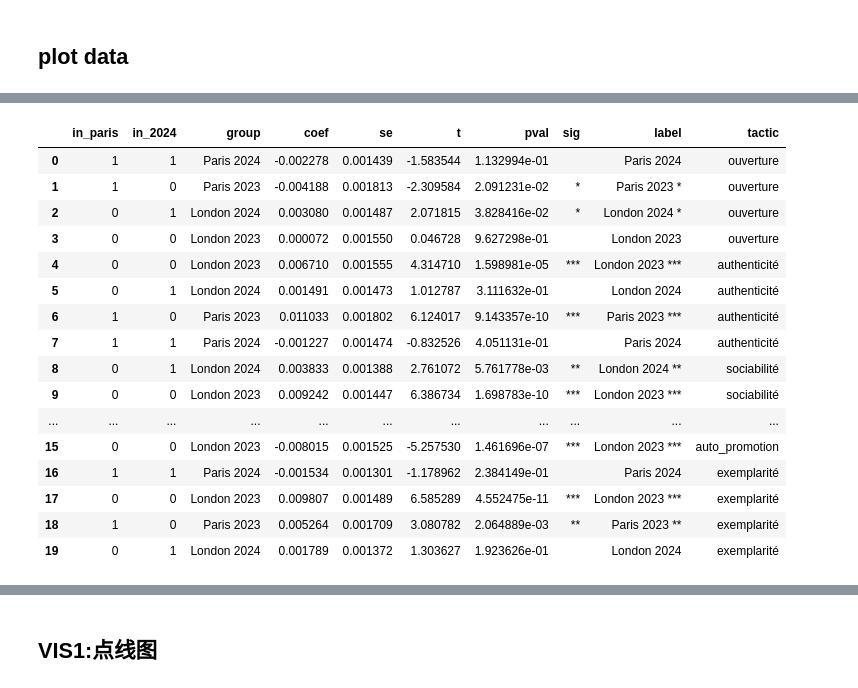
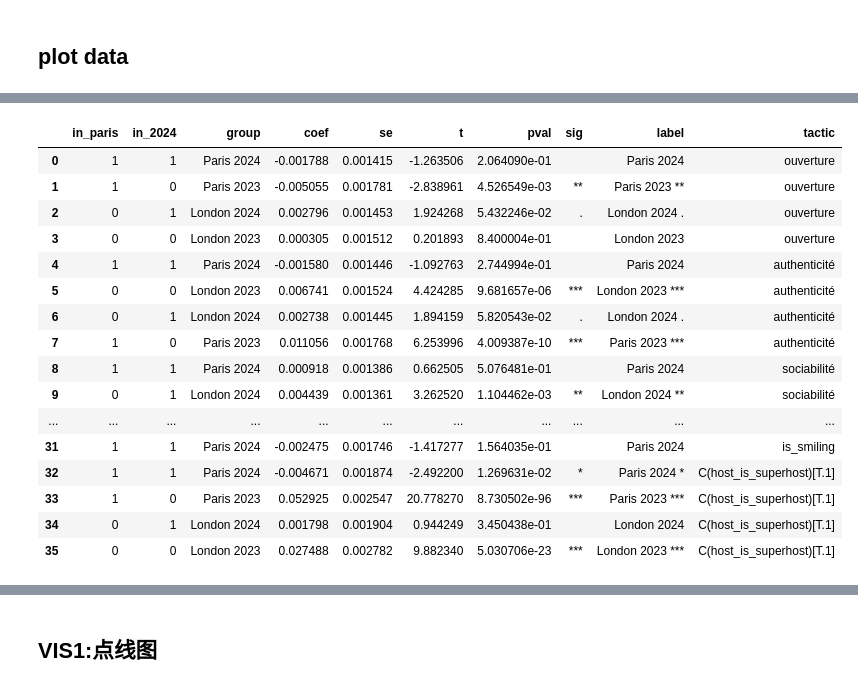
Before and after one commit to yeliu-dh/SelfPresentation_Multimodal_airbnb, a Jupyter notebook: D_stat/test_mod2324.ipynb, the cells around one changed output, grey strips where cells are left out. Cells and saved outputs as stored; diff of their text form; code cells hidden in the pictures.

```diff
--- a/D_stat/test_mod2324.ipynb
+++ b/D_stat/test_mod2324.ipynb
@@ -133,0 +110,4 @@ Name: count, dtype: int64
+# %%
+if not pd.api.types.is_numeric_dtype(df_all['host_is_superhost']):
+    df_all['host_is_superhost']=df_all['host_is_superhost'].apply(lambda x : 1 if x=="t" else 0)
+    print(df_all.host_is_superhost.value_counts(dropna=False))
@@ -698,5 +486,4 @@ display(res)
 # %%
-
 # did = model.params["authenticité:in_paris:in_2024"]
 # pval = model.pvalues["authenticité:in_paris:in_2024"]
 # title = f"authenticité (DID = {did:.3f}, p={pval:.3f})"
@@ -705,7 +492,8 @@ import numpy as np
 
 def get_linear_pval(model, terms):
     """
-    terms: dict，例如 {"x":1, "x:z":1}
+    did's pval(β4: in_paris:in_2024)
+
     """
     # 取出所有变量，初始化为0
     params = model.params.index.tolist()
@@ -775,7 +563,9 @@ def get_did_summary(model, var, paris_var="in_paris", time_var="in_2024"):
         'tactic':var
     })
 
-result_did= get_did_summary(model, var)
+var="C(host_is_superhost)[T.1]"
+
+result_did= get_did_summary(model=model_interaction, var=var)
 display(result_did)
 # %% [output]
 |  | type | coef | se | pval | sig | tactic |
@@ -785,2 +575,9 @@ display(result_did)
 # %% [markdown]
 ## plot data
+# %%
+# test var categorielle
+res = get_did_marginal_effect(model=model_interaction, key_var="C(host_picture_type)[T.pro_style]", paris_var="in_paris", time_var="in_2024")
+display(res)
+
+res = get_did_marginal_effect(model=model_interaction, key_var="C(host_picture_type)[T.no_person]", paris_var="in_paris", time_var="in_2024")
+display(res)
@@ -787,4 +595,5 @@ display(result_did)
 # %%
+
 # effet réel
 import matplotlib.pyplot as plt
 import matplotlib.gridspec as gridspec
@@ -794,24 +603,32 @@ tactics_bio = [
     "ouverture", "authenticité","sociabilité",
     "auto_promotion","exemplarité"
 ]
+tactics_pic=["C(host_picture_type)[T.pro_style]","C(host_picture_type)[T.no_person]","is_smiling", 'C(host_is_superhost)[T.1]']
+# "C(host_picture_type)[T.no_person]"
+
+
+tactics= tactics_bio+tactics_pic
+
+# print(f"{len(tactics)} tactics:{tactics}\n")
+
+model=model_interaction
+
 
 # ---------- 收集所有结果 ----------
 all_results = []
-for var in tactics_bio:
-    res = get_did_marginal_effect(model, var)
+for var in tactics:
+    print(var)
+    res = get_did_marginal_effect(model=model, key_var=var, paris_var="in_paris", time_var="in_2024")
     res["tactic"] = var
-
     all_results.append(res)
+    # break
 all_results_df=pd.concat(all_results, ignore_index=True)
 all_results_df=all_results_df.sort_values(['tactic','in_paris','in_2024'])
-tactics_bio = [
-    "ouverture", "authenticité", "sociabilité",
-    "auto_promotion", "exemplarité"
-]
 
+#整理顺序
 all_results_df = (
     all_results_df
-    .assign(tactic=pd.Categorical(all_results_df["tactic"], categories=tactics_bio, ordered=True))
+    .assign(tactic=pd.Categorical(all_results_df["tactic"], categories=tactics, ordered=True))
     .sort_values("tactic")
     .reset_index(drop=True)
 )
@@ -820,18 +646,18 @@ display(all_results_df)
 |  | in_paris | in_2024 | group | coef | se | t | pval | sig | label | tactic |
-| 0 | 1 | 1 | Paris 2024 | -0.002278 | 0.001439 | -1.583544 | 1.132994e-01 |  | Paris 2024 | ouverture |
-| 1 | 1 | 0 | Paris 2023 | -0.004188 | 0.001813 | -2.309584 | 2.091231e-02 | * | Paris 2023 * | ouverture |
-| 2 | 0 | 1 | London 2024 | 0.003080 | 0.001487 | 2.071815 | 3.828416e-02 | * | London 2024 * | ouverture |
-| 3 | 0 | 0 | London 2023 | 0.000072 | 0.001550 | 0.046728 | 9.627298e-01 |  | London 2023 | ouverture |
-| 4 | 0 | 0 | London 2023 | 0.006710 | 0.001555 | 4.314710 | 1.598981e-05 | *** | London 2023 *** | authenticité |
-| 5 | 0 | 1 | London 2024 | 0.001491 | 0.001473 | 1.012787 | 3.111632e-01 |  | London 2024 | authenticité |
-| 6 | 1 | 0 | Paris 2023 | 0.011033 | 0.001802 | 6.124017 | 9.143357e-10 | *** | Paris 2023 *** | authenticité |
-| 7 | 1 | 1 | Paris 2024 | -0.001227 | 0.001474 | -0.832526 | 4.051131e-01 |  | Paris 2024 | authenticité |
-| 8 | 0 | 1 | London 2024 | 0.003833 | 0.001388 | 2.761072 | 5.761778e-03 | ** | London 2024 ** | sociabilité |
-| 9 | 0 | 0 | London 2023 | 0.009242 | 0.001447 | 6.386734 | 1.698783e-10 | *** | London 2023 *** | sociabilité |
+| 0 | 1 | 1 | Paris 2024 | -0.001788 | 0.001415 | -1.263506 | 2.064090e-01 |  | Paris 2024 | ouverture |
+| 1 | 1 | 0 | Paris 2023 | -0.005055 | 0.001781 | -2.838961 | 4.526549e-03 | ** | Paris 2023 ** | ouverture |
+| 2 | 0 | 1 | London 2024 | 0.002796 | 0.001453 | 1.924268 | 5.432246e-02 | . | London 2024 . | ouverture |
+| 3 | 0 | 0 | London 2023 | 0.000305 | 0.001512 | 0.201893 | 8.400004e-01 |  | London 2023 | ouverture |
+| 4 | 1 | 1 | Paris 2024 | -0.001580 | 0.001446 | -1.092763 | 2.744994e-01 |  | Paris 2024 | authenticité |
+| 5 | 0 | 0 | London 2023 | 0.006741 | 0.001524 | 4.424285 | 9.681657e-06 | *** | London 2023 *** | authenticité |
+| 6 | 0 | 1 | London 2024 | 0.002738 | 0.001445 | 1.894159 | 5.820543e-02 | . | London 2024 . | authenticité |
+| 7 | 1 | 0 | Paris 2023 | 0.011056 | 0.001768 | 6.253996 | 4.009387e-10 | *** | Paris 2023 *** | authenticité |
+| 8 | 1 | 1 | Paris 2024 | 0.000918 | 0.001386 | 0.662505 | 5.076481e-01 |  | Paris 2024 | sociabilité |
+| 9 | 0 | 1 | London 2024 | 0.004439 | 0.001361 | 3.262520 | 1.104462e-03 | ** | London 2024 ** | sociabilité |
 | ... | ... | ... | ... | ... | ... | ... | ... | ... | ... | ... |
-| 15 | 0 | 0 | London 2023 | -0.008015 | 0.001525 | -5.257530 | 1.461696e-07 | *** | London 2023 *** | auto_promotion |
-| 16 | 1 | 1 | Paris 2024 | -0.001534 | 0.001301 | -1.178962 | 2.384149e-01 |  | Paris 2024 | exemplarité |
-| 17 | 0 | 0 | London 2023 | 0.009807 | 0.001489 | 6.585289 | 4.552475e-11 | *** | London 2023 *** | exemplarité |
-| 18 | 1 | 0 | Paris 2023 | 0.005264 | 0.001709 | 3.080782 | 2.064889e-03 | ** | Paris 2023 ** | exemplarité |
-| 19 | 0 | 1 | London 2024 | 0.001789 | 0.001372 | 1.303627 | 1.923626e-01 |  | London 2024 | exemplarité |
+| 31 | 1 | 1 | Paris 2024 | -0.002475 | 0.001746 | -1.417277 | 1.564035e-01 |  | Paris 2024 | is_smiling |
+| 32 | 1 | 1 | Paris 2024 | -0.004671 | 0.001874 | -2.492200 | 1.269631e-02 | * | Paris 2024 * | C(host_is_superhost)[T.1] |
+| 33 | 1 | 0 | Paris 2023 | 0.052925 | 0.002547 | 20.778270 | 8.730502e-96 | *** | Paris 2023 *** | C(host_is_superhost)[T.1] |
+| 34 | 0 | 1 | London 2024 | 0.001798 | 0.001904 | 0.944249 | 3.450438e-01 |  | London 2024 | C(host_is_superhost)[T.1] |
+| 35 | 0 | 0 | London 2023 | 0.027488 | 0.002782 | 9.882340 | 5.030706e-23 | *** | London 2023 *** | C(host_is_superhost)[T.1] |
 # %%
```
Also changed, not shown: parts of 41 cells of this notebook, 8 other files.
